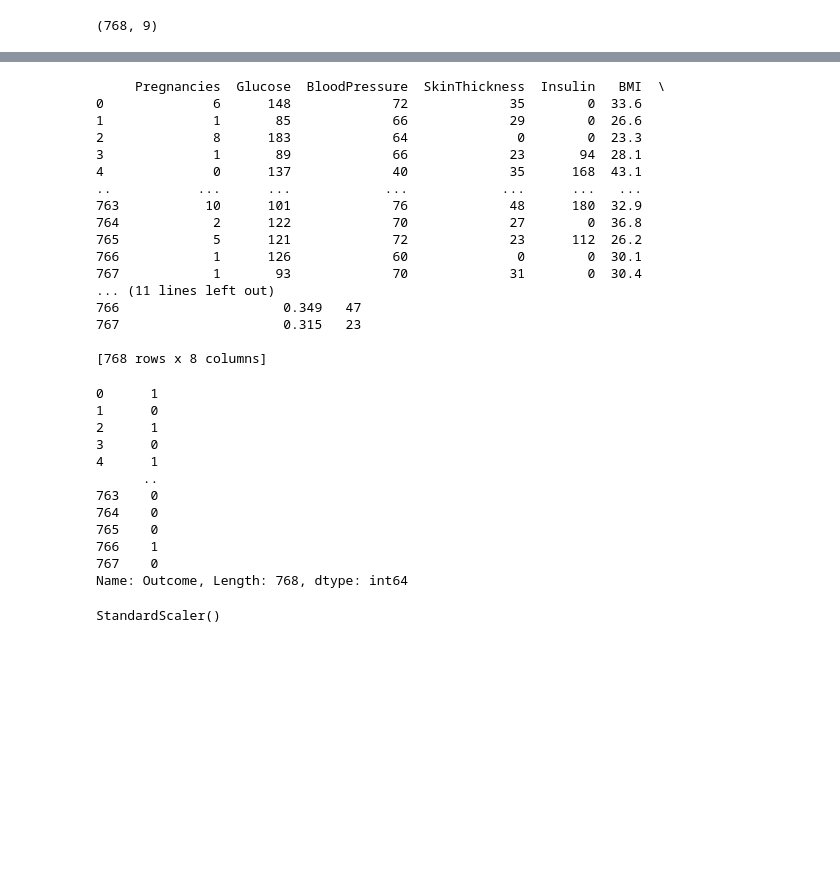
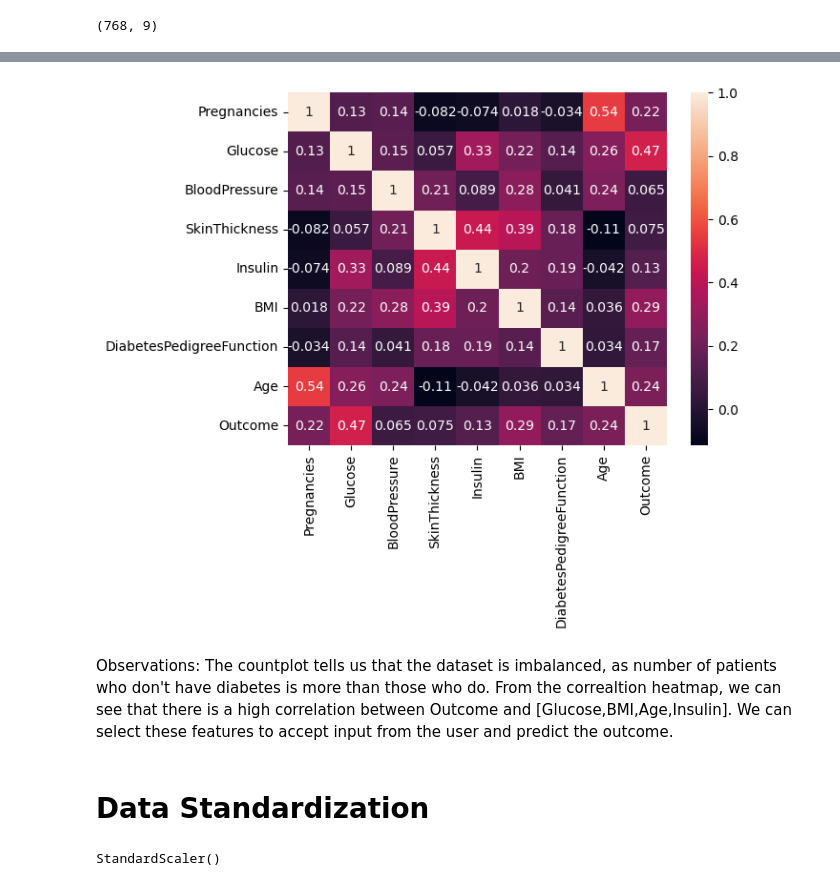
Before and after one commit to Abhisekprax/Classification, a Jupyter notebook: Diabetes Prediction - Classification.ipynb, the cells around one changed output, grey strips where cells are left out. Cells and saved outputs as stored; diff of their text form; code cells hidden in the pictures; blank space fills up the shorter version.

```diff
--- a/Diabetes Prediction - Classification.ipynb
+++ b/Diabetes Prediction - Classification.ipynb
@@ -58,38 +75,15 @@ Y = diabetes_dataset['Outcome']
 # %%
-print(X)
+# Heatmap
+sns.heatmap(diabetes_dataset.corr(), annot = True)
+plt.show()
 # %% [output]
-     Pregnancies  Glucose  BloodPressure  SkinThickness  Insulin   BMI  \
-0              6      148             72             35        0  33.6
-1              1       85             66             29        0  26.6
-2              8      183             64              0        0  23.3
-3              1       89             66             23       94  28.1
-4              0      137             40             35      168  43.1
-..           ...      ...            ...            ...      ...   ...
-763           10      101             76             48      180  32.9
-764            2      122             70             27        0  36.8
-765            5      121             72             23      112  26.2
-766            1      126             60              0        0  30.1
-767            1       93             70             31        0  30.4
-... (11 lines left out)
-766                     0.349   47
-767                     0.315   23
-
-[768 rows x 8 columns]
+[figure, added]
-# %%
-print(Y)
-# %% [output]
-0      1
-1      0
-2      1
-3      0
-4      1
-      ..
-763    0
-764    0
-765    0
-766    1
-767    0
-Name: Outcome, Length: 768, dtype: int64
+# %% [markdown]
+Observations:
+The countplot tells us that the dataset is imbalanced, as number of patients who don't have diabetes is more than those who do.
+From the correaltion heatmap, we can see that there is a high correlation between Outcome and [Glucose,BMI,Age,Insulin]. We can select these features to accept input from the user and predict the outcome.
+# %% [markdown]
+# Data Standardization
 # %%
 #Data Standardization
 scaler = StandardScaler()
```
Also changed, not shown: parts of 23 cells of this notebook.
